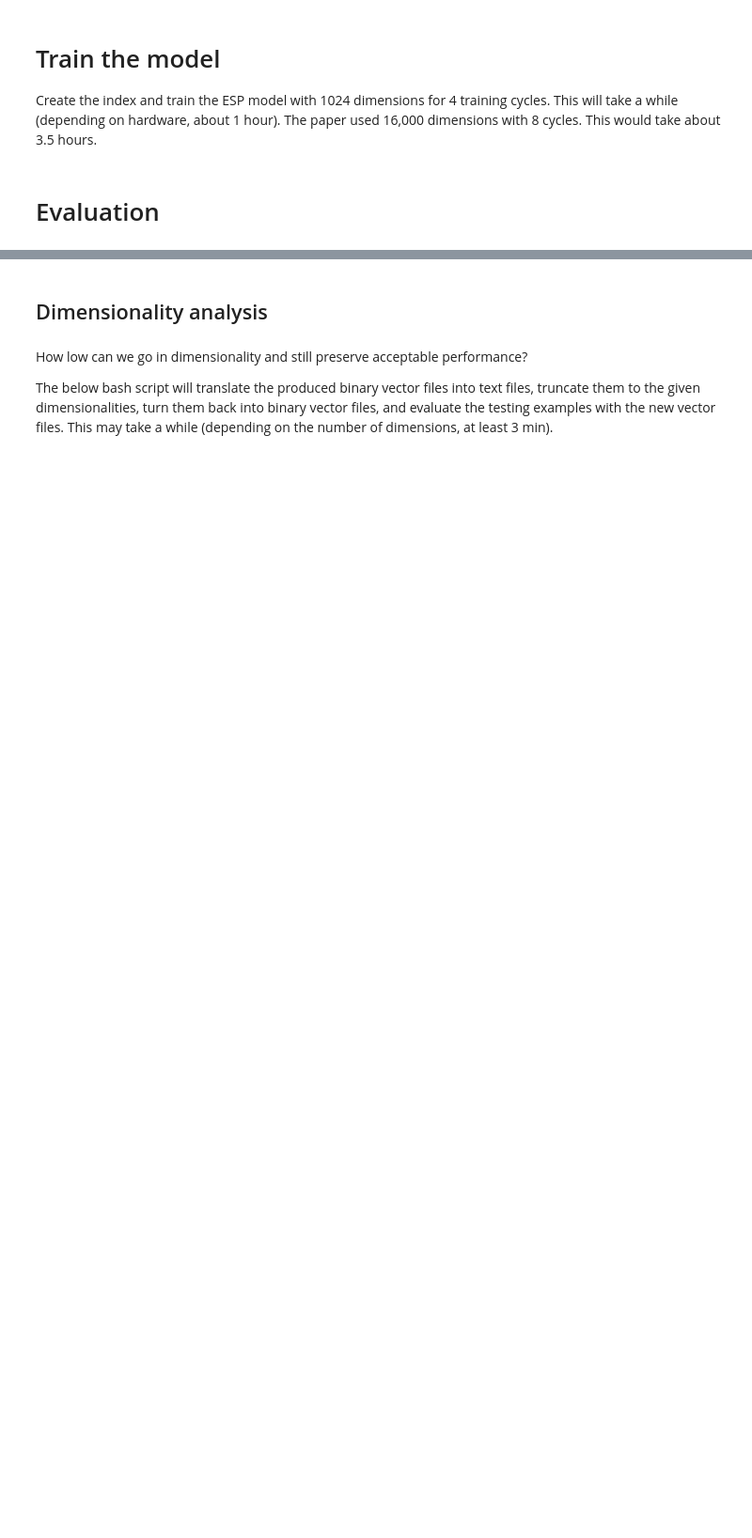
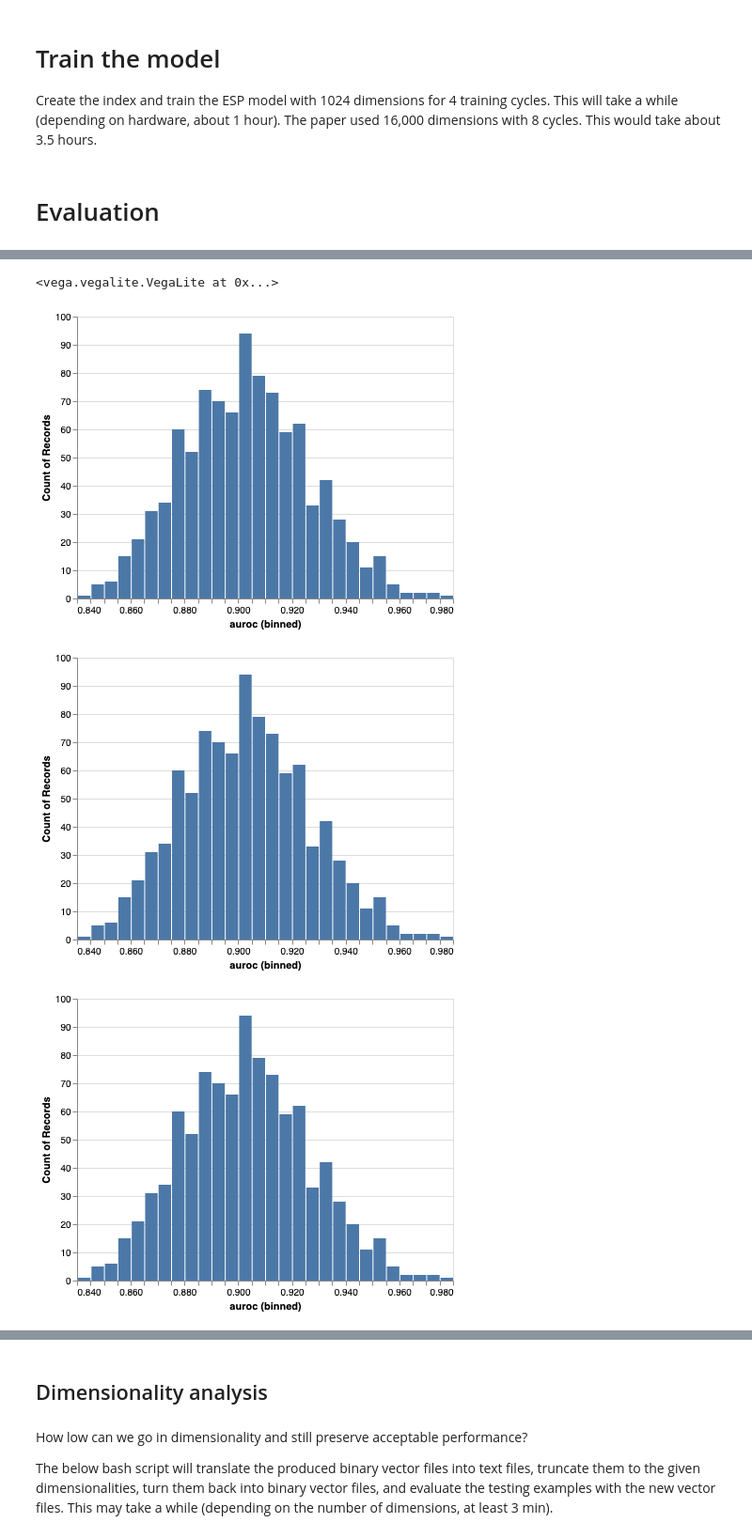
Before and after one commit to hannahburkhardt/predicting_ddis_with_esp, a Jupyter notebook: predicting_ddis_with_esp.ipynb, the cells around one changed output, grey strips where cells are left out. Shown at 94% size. Cells and saved outputs as stored; diff of their text form; code cells hidden in the pictures; blank space fills up the shorter version.

```diff
--- a/predicting_ddis_with_esp.ipynb
+++ b/predicting_ddis_with_esp.ipynb
@@ -289,0 +328,16 @@ min: SINUSITIS 0.555 max: ABDOMINAL_HERNIA 1.0
+# %%
+alt.Chart(esp_aurocs_by_se).mark_bar().encode(
+    x=alt.X(
+        'auroc',
+        bin=alt.Bin(maxbins=50)
+    ),
+    y='count()',
+    tooltip=[
+        alt.Tooltip('count()')
+    ]
+)
+# %% [output]
+<vega.vegalite.VegaLite at 0x...>
+[figure, added]
+[figure, added]
+[figure, added]
```
Also changed, not shown: parts of 71 cells of this notebook.
